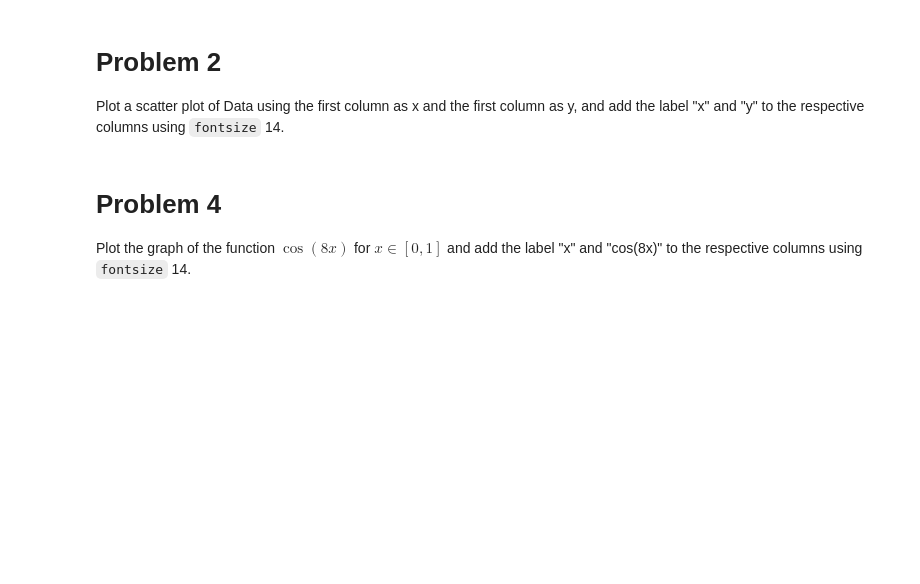
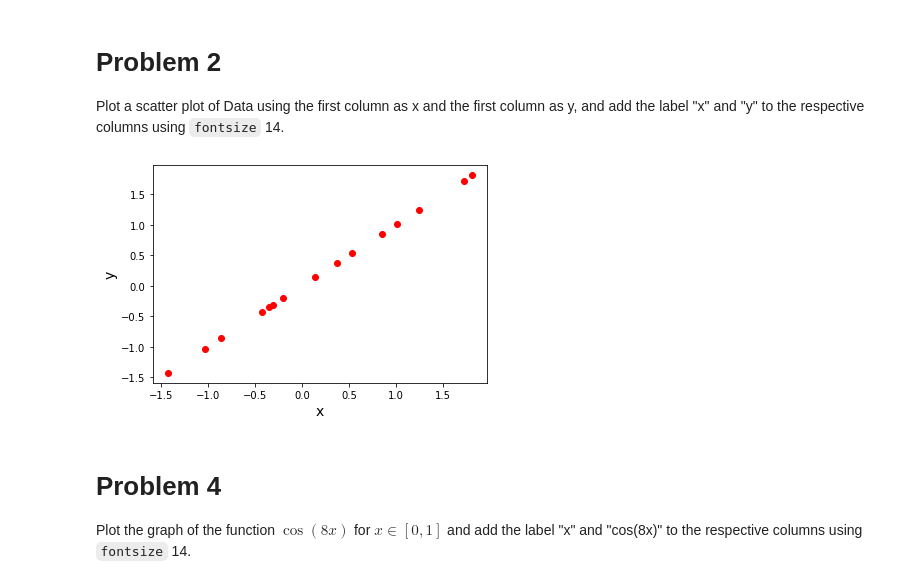
Before and after one commit to zhares999/ET5003_SEM1_2021-2, a Jupyter notebook: Week-0/ET5003_Lab_0_11.ipynb, the cells around one changed output. Saved outputs shown, nothing was run; the diff lists cells and outputs as text; code cells hidden in the pictures; blank space fills up the shorter version.

```diff
--- a/Week-0/ET5003_Lab_0_11.ipynb
+++ b/Week-0/ET5003_Lab_0_11.ipynb
@@ -24,6 +49,13 @@ Data=np.hstack([x[:,None],x[:,None]])
 # Problem 2
 Plot a scatter plot of Data using the first column as x and the first column as y,
 and add the label "x" and "y" to the respective columns using `fontsize` 14.
+# %%
+plt.plot(Data[:,0], Data[:,0], 'o', color='red')
+plt.xlabel('x', fontsize=14)
+plt.ylabel('y', fontsize=14)
+plt.show()
+# %% [output]
+[figure, added]
 # %% [markdown]
 # Problem 4
 Plot the graph of the function $\cos(8 x)$ for $x \in[0,1]$ and add the label "x" and "cos(8x)" to the respective columns using `fontsize` 14.
```
Also changed, not shown: parts of 6 cells of this notebook, 12 other files.
